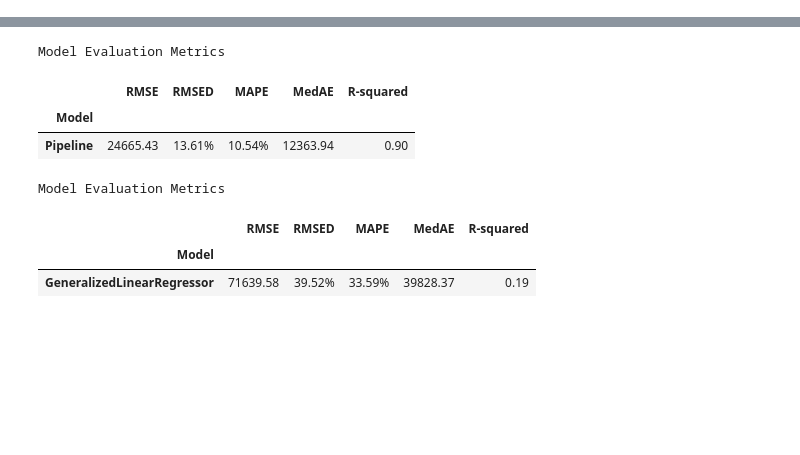
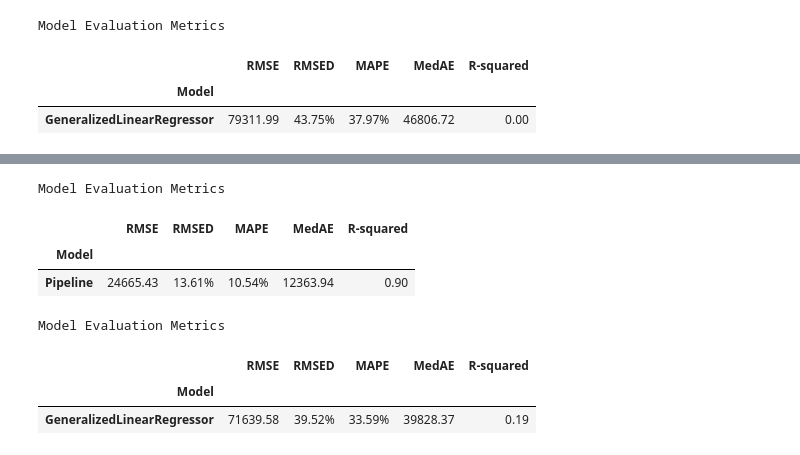
Before and after one commit to congminh-nguyen/ames_project, a Jupyter notebook: notebooks/model.ipynb, the cells around one changed output, grey strips where cells are left out. Cells and saved outputs as stored; diff of their text form; code cells hidden in the pictures; blank space fills up the shorter version.

```diff
--- a/notebooks/model.ipynb
+++ b/notebooks/model.ipynb
@@ -212,0 +556,28 @@ GeneralizedLinearRegressor does not accept missing values encoded as NaN nativel
+# %%
+# Full pipeline with GLM as the final step
+add_drop = Add_Drop_Attributes(proximity_data=proximity_data)
+transform_pipeline = Pipeline([
+    ('lot_frontage_imputer', GroupMedianImputer(
+        group_cols=['neighborhood', 'lot_config'],
+        target_col='lot_frontage'
+    )),
+    ('add_drop', add_drop),
+])
+
+
+
+# Initialize and fit GLM on processed features
+glm = GeneralizedLinearRegressor(family='gamma', link='log', l1_ratio=0.5, fit_intercept=True, alpha_search=True)
+
+# Select key features for GLM
+key_features = ['total_bsmt_sf', 'lot_area', 'gr_liv_area', 'overall_score', 'age']
+X_train_selected = X_train_processed[key_features]
+
+# Fit GLM
+glm.fit(X_train_selected, y_train)
+reevaluate_models([glm], X_train_selected, y_train)
+# %% [output]
+Model Evaluation Metrics
+|  | RMSE | RMSED | MAPE | MedAE | R-squared |
+| Model |  |  |  |  |  |
+| GeneralizedLinearRegressor | 79311.99 | 43.75% | 37.97% | 46806.72 | 0.00 |
```
Also changed, not shown: parts of 20 cells of this notebook, 8 other files.
